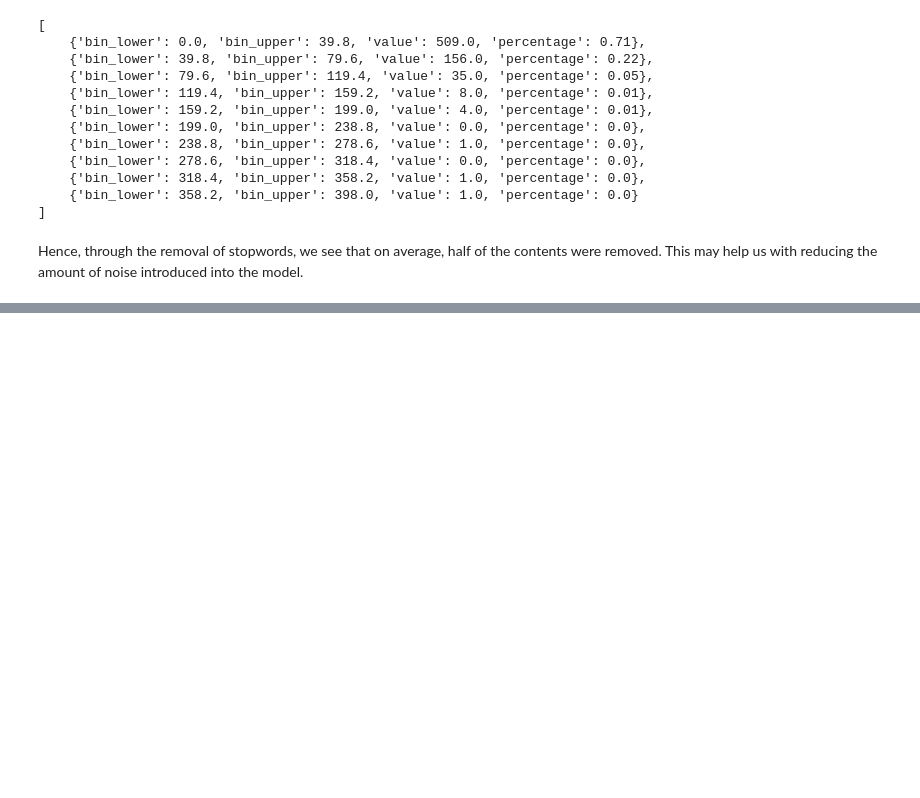
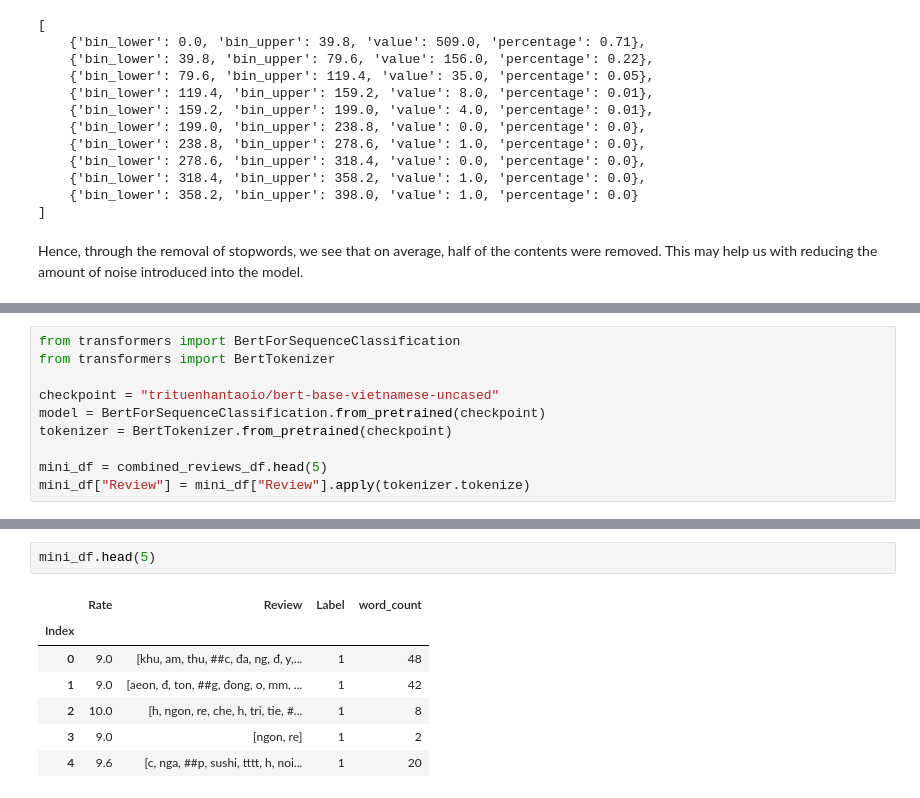
Before and after one commit to ytan101/Vietnamese-Food-Review-Classifier, a Jupyter notebook: task-2/notebooks/task2_expt.ipynb, the cells around one changed output, grey strips where cells are left out. Saved outputs shown, nothing was run; the diff lists cells and outputs as text; blank space fills up the shorter version.

Commit message:
updates to modelling

```diff
--- a/task-2/notebooks/task2_expt.ipynb
+++ b/task-2/notebooks/task2_expt.ipynb
@@ -379,0 +388,10 @@ Hence, through the removal of stopwords, we see that on average, half of the con
+# %%
+from transformers import BertForSequenceClassification
+from transformers import BertTokenizer
+
+checkpoint = "trituenhantaoio/bert-base-vietnamese-uncased"
+model = BertForSequenceClassification.from_pretrained(checkpoint)
+tokenizer = BertTokenizer.from_pretrained(checkpoint)
+
+mini_df = combined_reviews_df.head(5)
+mini_df["Review"] = mini_df["Review"].apply(tokenizer.tokenize)
@@ -379,0 +406,10 @@ Hence, through the removal of stopwords, we see that on average, half of the con
+# %%
+mini_df.head(5)
+# %% [output]
+|  | Rate | Review | Label | word_count |
+| Index |  |  |  |  |
+| 0 | 9.0 | [khu, am, thu, ##c, đa, ng, đ, y,... | 1 | 48 |
+| 1 | 9.0 | [aeon, đ, ton, ##g, đong, o, mm, ... | 1 | 42 |
+| 2 | 10.0 | [h, ngon, re, che, h, tri, tie, #... | 1 | 8 |
+| 3 | 9.0 | [ngon, re] | 1 | 2 |
+| 4 | 9.6 | [c, nga, ##p, sushi, tttt, h, noi... | 1 | 20 |
```
Also changed, not shown: parts of 14 cells of this notebook.
